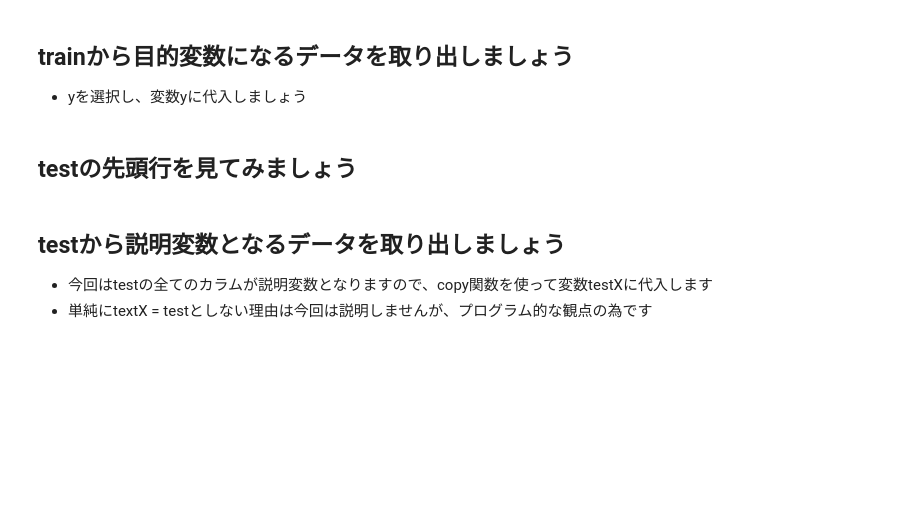
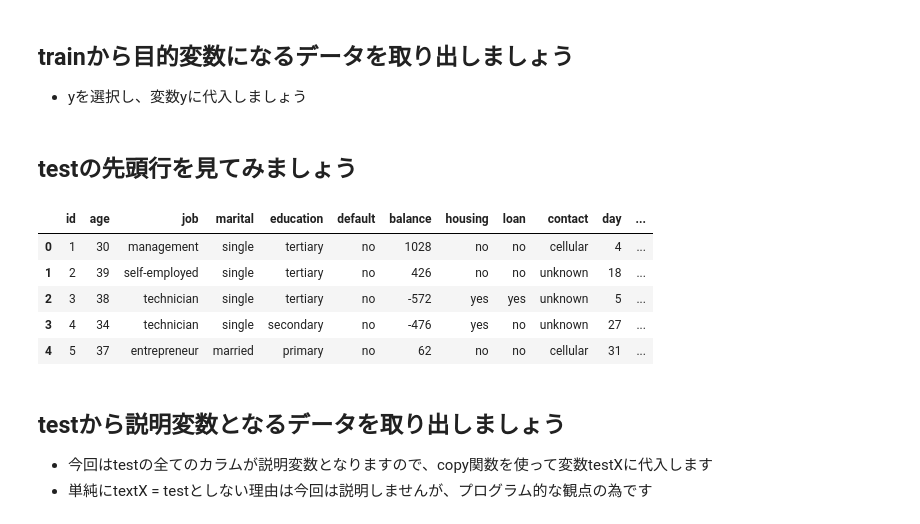
Before and after one commit to nephneph/ginko, a Jupyter notebook: Section6_2.ipynb, the cells around one changed output. Cells and saved outputs as stored; diff of their text form; code cells hidden in the pictures; blank space fills up the shorter version.

```diff
--- a/Section6_2.ipynb
+++ b/Section6_2.ipynb
@@ -26,5 +52,14 @@
 # %% [markdown]
 ## testの先頭行を見てみましょう
+# %%
+test.head()
+# %% [output]
+|  | id | age | job | marital | education | default | balance | housing | loan | contact | day | ... |
+| 0 | 1 | 30 | management | single | tertiary | no | 1028 | no | no | cellular | 4 | ... |
+| 1 | 2 | 39 | self-employed | single | tertiary | no | 426 | no | no | unknown | 18 | ... |
+| 2 | 3 | 38 | technician | single | tertiary | no | -572 | yes | yes | unknown | 5 | ... |
+| 3 | 4 | 34 | technician | single | secondary | no | -476 | yes | no | unknown | 27 | ... |
+| 4 | 5 | 37 | entrepreneur | married | primary | no | 62 | no | no | cellular | 31 | ... |
 # %% [markdown]
 ## testから説明変数となるデータを取り出しましょう
 - 今回はtestの全てのカラムが説明変数となりますので、copy関数を使って変数testXに代入します
```
Also changed, not shown: parts of 23 cells of this notebook, 7 other files.
